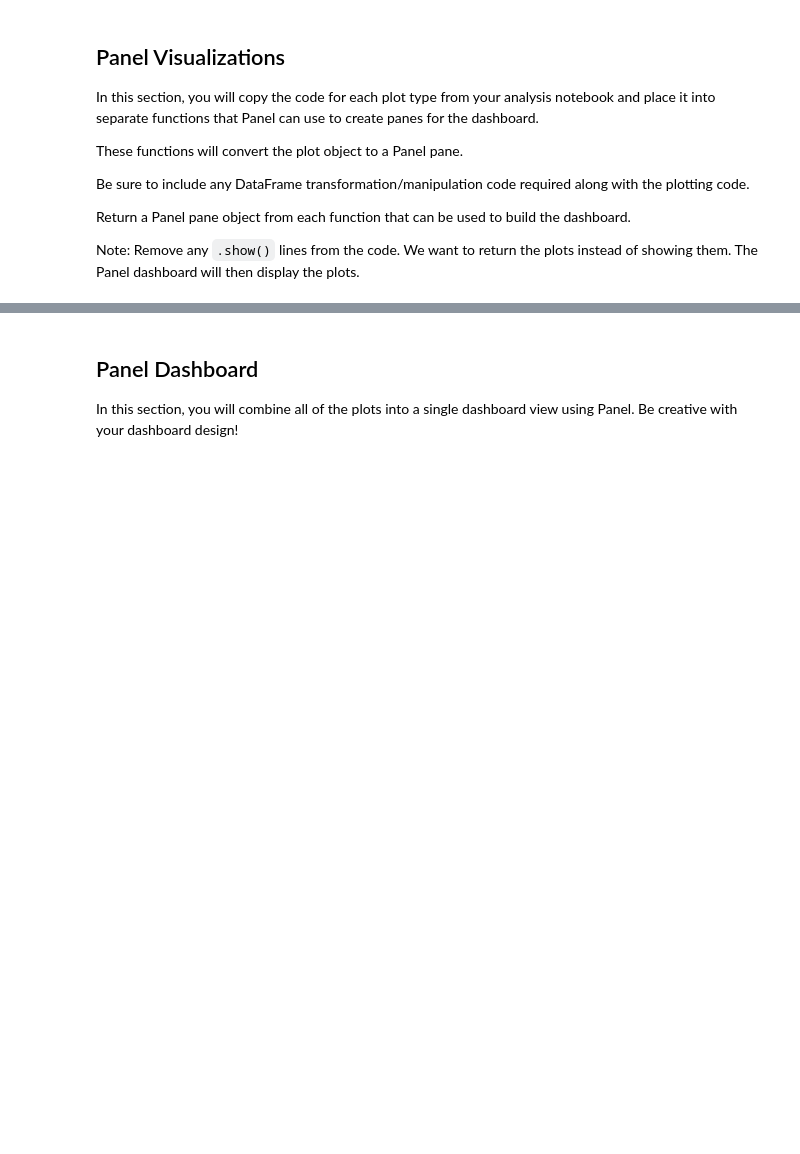
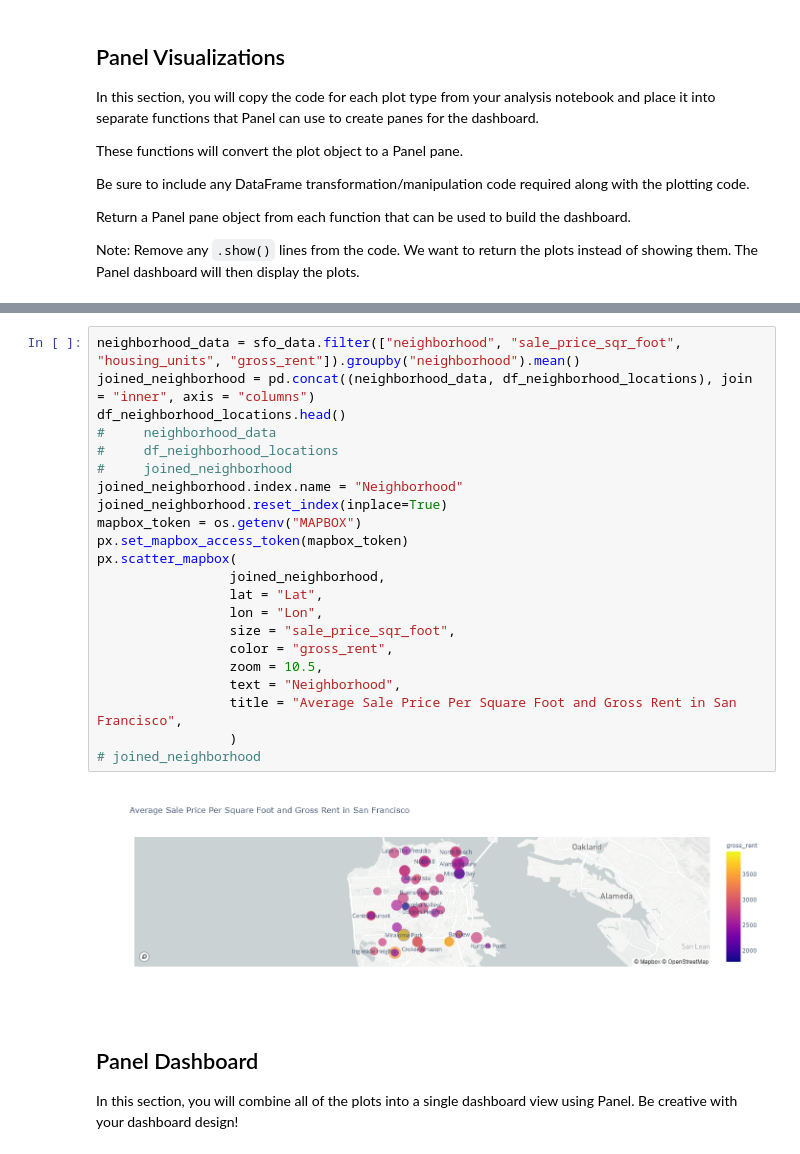
Before and after one commit to dovu93/PyViz_HW, a Jupyter notebook: Assignment/dashboard.ipynb, the cells around one changed output, grey strips where cells are left out. Saved outputs shown, nothing was run; the diff lists cells and outputs as text; blank space fills up the shorter version.

```diff
--- a/Assignment/dashboard.ipynb
+++ b/Assignment/dashboard.ipynb
@@ -157,3 +194,27 @@ average_price_by_neighborhood(sfo_data)
+# %%
+neighborhood_data = sfo_data.filter(["neighborhood", "sale_price_sqr_foot", "housing_units", "gross_rent"]).groupby("neighborhood").mean()
+joined_neighborhood = pd.concat((neighborhood_data, df_neighborhood_locations), join = "inner", axis = "columns")
+df_neighborhood_locations.head()
+#     neighborhood_data
+#     df_neighborhood_locations
+#     joined_neighborhood
+joined_neighborhood.index.name = "Neighborhood"
+joined_neighborhood.reset_index(inplace=True)
+mapbox_token = os.getenv("MAPBOX")
+px.set_mapbox_access_token(mapbox_token)
+px.scatter_mapbox(
+                 joined_neighborhood,
+                 lat = "Lat",
+                 lon = "Lon",
+                 size = "sale_price_sqr_foot",
+                 color = "gross_rent",
+                 zoom = 10.5,
+                 text = "Neighborhood",
+                 title = "Average Sale Price Per Square Foot and Gross Rent in San Francisco",
+                 )
+# joined_neighborhood
+# %% [output]
+[figure, added]
 # %% [markdown]
 ## Panel Dashboard
 
```
Also changed, not shown: parts of 8 cells of this notebook.
